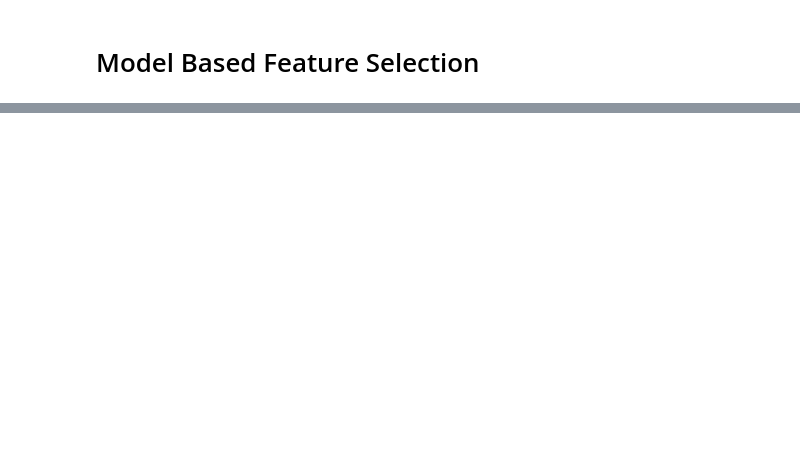
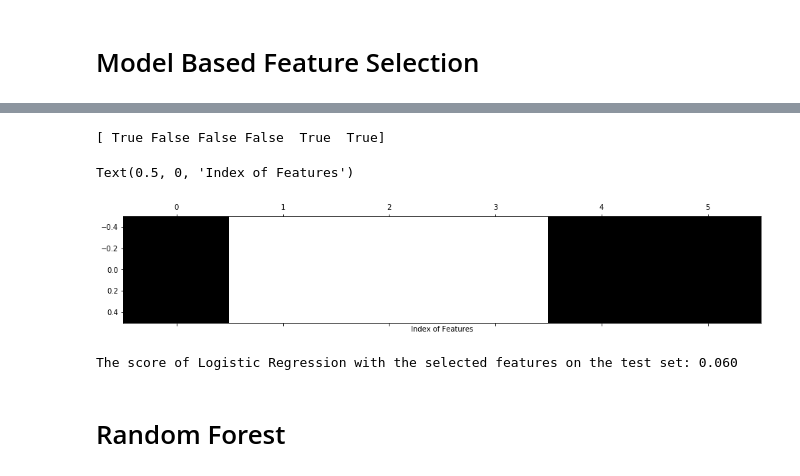
Before and after one commit to TanKenny/AirbnbEstimator, a Jupyter notebook: airbnb.ipynb, the cells around one changed output, grey strips where cells are left out. Saved outputs shown, nothing was run; the diff lists cells and outputs as text; code cells hidden in the pictures; blank space fills up the shorter version.

Commit message:
feature selection models

```diff
--- a/airbnb.ipynb
+++ b/airbnb.ipynb
@@ -262,0 +263,17 @@ The shape of X_train_s is  (2051, 5)
+# %%
+mask = select.get_support()
+print(mask)
+plt.matshow(mask.reshape(1,-1), cmap='gray_r')
+plt.xlabel('Index of Features')
+# %% [output]
+[ True False False False  True  True]
+Text(0.5, 0, 'Index of Features')
+[figure, added]
+# %%
+X_test_s = select.transform(X_test)
+score = LogisticRegression().fit(X_train_s, y_train).score(X_test_s, y_test)
+print('The score of Logistic Regression with the selected features on the test set: {:.3f}'.format(score))
+# %% [output]
+The score of Logistic Regression with the selected features on the test set: 0.060
+# %% [markdown]
+# Random Forest
```
Also changed, not shown: parts of 17 cells of this notebook.
